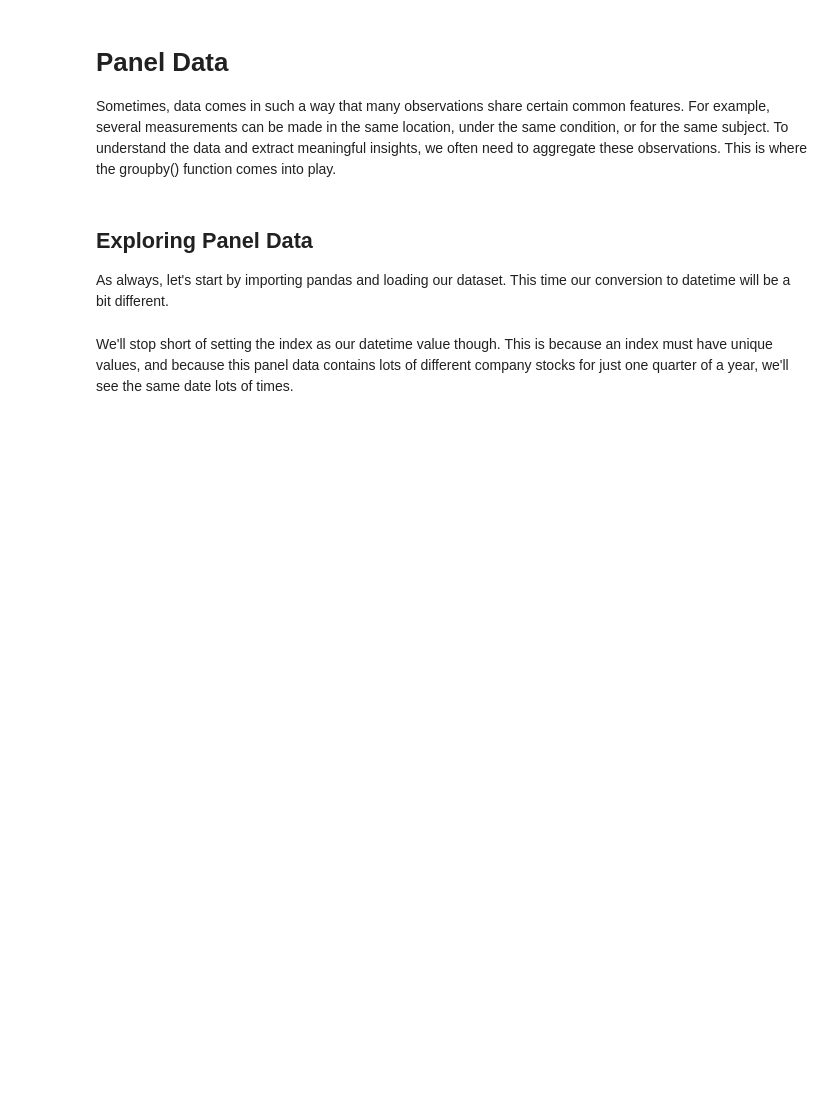
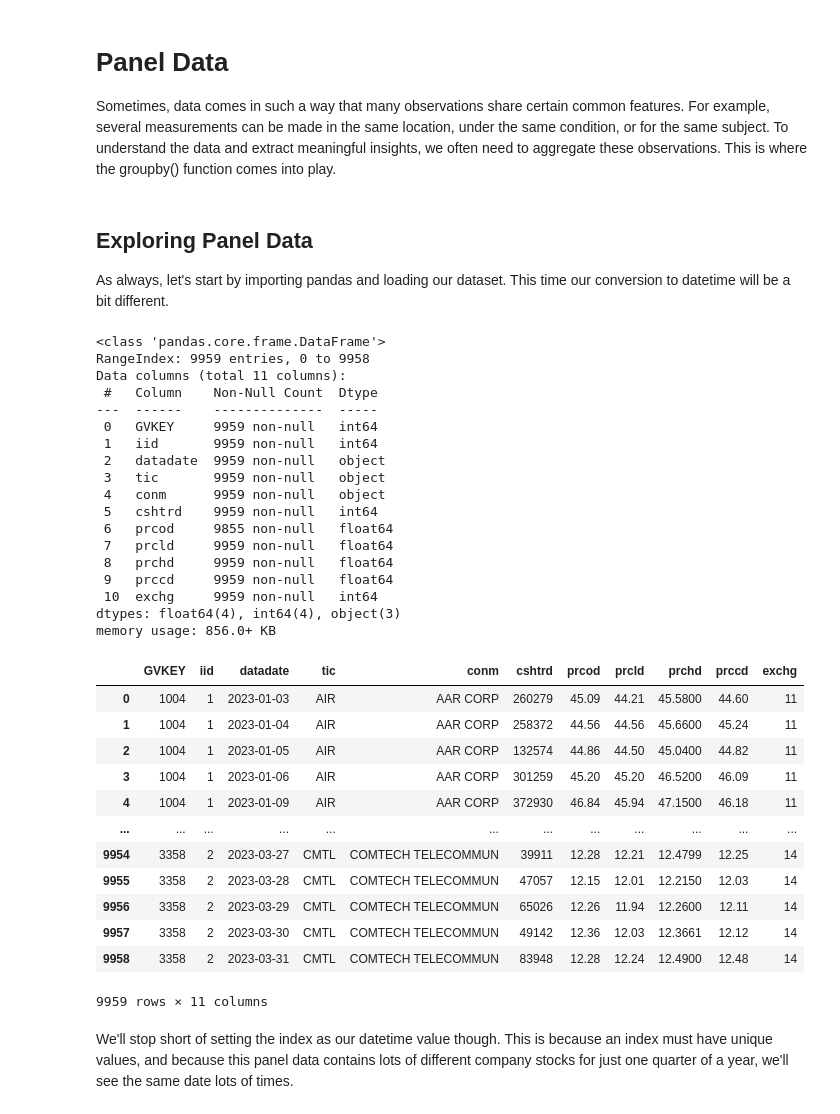
Before and after one commit to lilyhh0303/efds-ta-python, a Jupyter notebook: 05. Panel Data.ipynb, the cells around one changed output. Drawn from its saved outputs; the diff is of its cells as text; code cells hidden in the pictures; blank space fills up the shorter version.

```diff
--- a/05. Panel Data.ipynb
+++ b/05. Panel Data.ipynb
@@ -9,7 +9,42 @@ As always, let's start by importing pandas and loading our dataset. This time ou
 # %%
 import pandas as pd
 
-# Load the data
 df = pd.read_csv("https://raw.githubusercontent.com/ImperialCollegeLondon/efds-ta-python/refs/heads/main/data/sec_data.csv")
+df.info()
+
+df.datadate = pd.to_datetime(df.datadate, format = "%d/%m/%Y")  # The date is in European format - need to specify format
+df
+# %% [output]
+<class 'pandas.core.frame.DataFrame'>
+RangeIndex: 9959 entries, 0 to 9958
+Data columns (total 11 columns):
+ #   Column    Non-Null Count  Dtype
+---  ------    --------------  -----
+ 0   GVKEY     9959 non-null   int64
+ 1   iid       9959 non-null   int64
+ 2   datadate  9959 non-null   object
+ 3   tic       9959 non-null   object
+ 4   conm      9959 non-null   object
+ 5   cshtrd    9959 non-null   int64
+ 6   prcod     9855 non-null   float64
+ 7   prcld     9959 non-null   float64
+ 8   prchd     9959 non-null   float64
+ 9   prccd     9959 non-null   float64
+ 10  exchg     9959 non-null   int64
+dtypes: float64(4), int64(4), object(3)
+memory usage: 856.0+ KB
+|  | GVKEY | iid | datadate | tic | conm | cshtrd | prcod | prcld | prchd | prccd | exchg |
+| 0 | 1004 | 1 | 2023-01-03 | AIR | AAR CORP | 260279 | 45.09 | 44.21 | 45.5800 | 44.60 | 11 |
+| 1 | 1004 | 1 | 2023-01-04 | AIR | AAR CORP | 258372 | 44.56 | 44.56 | 45.6600 | 45.24 | 11 |
+| 2 | 1004 | 1 | 2023-01-05 | AIR | AAR CORP | 132574 | 44.86 | 44.50 | 45.0400 | 44.82 | 11 |
+| 3 | 1004 | 1 | 2023-01-06 | AIR | AAR CORP | 301259 | 45.20 | 45.20 | 46.5200 | 46.09 | 11 |
+| 4 | 1004 | 1 | 2023-01-09 | AIR | AAR CORP | 372930 | 46.84 | 45.94 | 47.1500 | 46.18 | 11 |
+| ... | ... | ... | ... | ... | ... | ... | ... | ... | ... | ... | ... |
+| 9954 | 3358 | 2 | 2023-03-27 | CMTL | COMTECH TELECOMMUN | 39911 | 12.28 | 12.21 | 12.4799 | 12.25 | 14 |
+| 9955 | 3358 | 2 | 2023-03-28 | CMTL | COMTECH TELECOMMUN | 47057 | 12.15 | 12.01 | 12.2150 | 12.03 | 14 |
+| 9956 | 3358 | 2 | 2023-03-29 | CMTL | COMTECH TELECOMMUN | 65026 | 12.26 | 11.94 | 12.2600 | 12.11 | 14 |
+| 9957 | 3358 | 2 | 2023-03-30 | CMTL | COMTECH TELECOMMUN | 49142 | 12.36 | 12.03 | 12.3661 | 12.12 | 14 |
+| 9958 | 3358 | 2 | 2023-03-31 | CMTL | COMTECH TELECOMMUN | 83948 | 12.28 | 12.24 | 12.4900 | 12.48 | 14 |
+9959 rows × 11 columns
 # %% [markdown]
 We'll stop short of setting the index as our datetime value though. This is because an index must have unique values, and because this panel data contains lots of different company stocks for just one quarter of a year, we'll see the same date lots of times.
```
Also changed, not shown: parts of 7 cells of this notebook.
